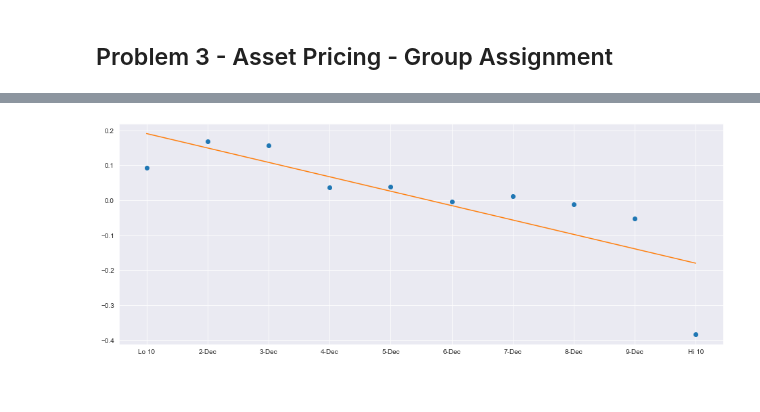
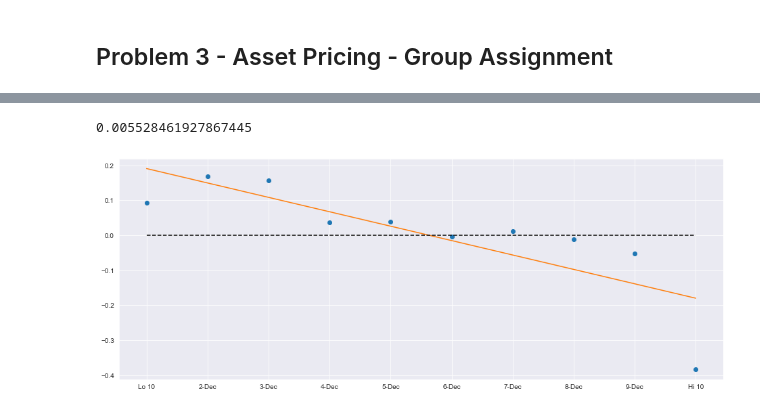
Before and after one commit to lmcorrigan0/asset_pricing, a Jupyter notebook: Problem 3 - Vicente/Problem 2.ipynb, the cells around one changed output, grey strips where cells are left out. Saved outputs shown, nothing was run; the diff lists cells and outputs as text; code cells hidden in the pictures.

```diff
--- a/Problem 3 - Vicente/Problem 2.ipynb
+++ b/Problem 3 - Vicente/Problem 2.ipynb
@@ -94,17 +71,20 @@ Covariance Type:            nonrobust
 # %%
 # Plot results
 %matplotlib inline
 import matplotlib.pyplot as plt
 import seaborn as sns
 
 sns.set_style("darkgrid")
 
 fig = plt.figure(figsize=(16, 6))
 fig = plt.plot(output_df['var'], output_df['alpha'], 'o')
 #output_df['aux_seq'] = np.linspace(1,len(output_df), len(output_df))
 output_df['seq'] = np.array([1,2,3,4,5,6,7,8,9,10])
 m, b = np.polyfit(np.array(output_df['seq']), np.array(output_df['alpha']), 1) # Linear regression
 output_df['line'] = m*output_df['seq'] + b
 fig = plt.plot(output_df['var'], output_df['line'])
+fig = plt.plot(np.repeat(0,10), linestyle = 'dashed', color = 'black')
+print(np.mean(output_df['alpha']))
 # %% [output]
+0.005528461927867445
-[figure, old version]
+[figure, new version]
```
Also changed, not shown: parts of 4 cells of this notebook, 1 other file.
